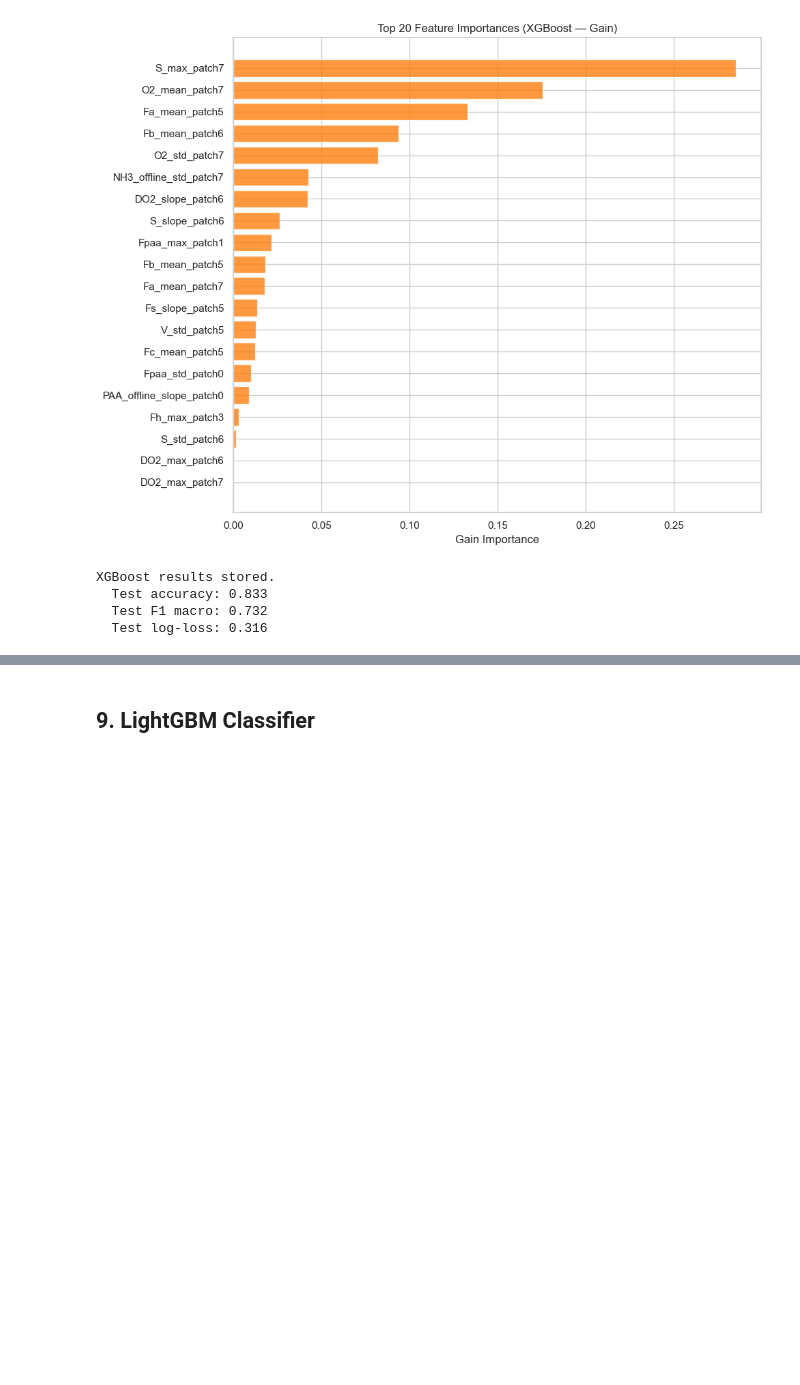
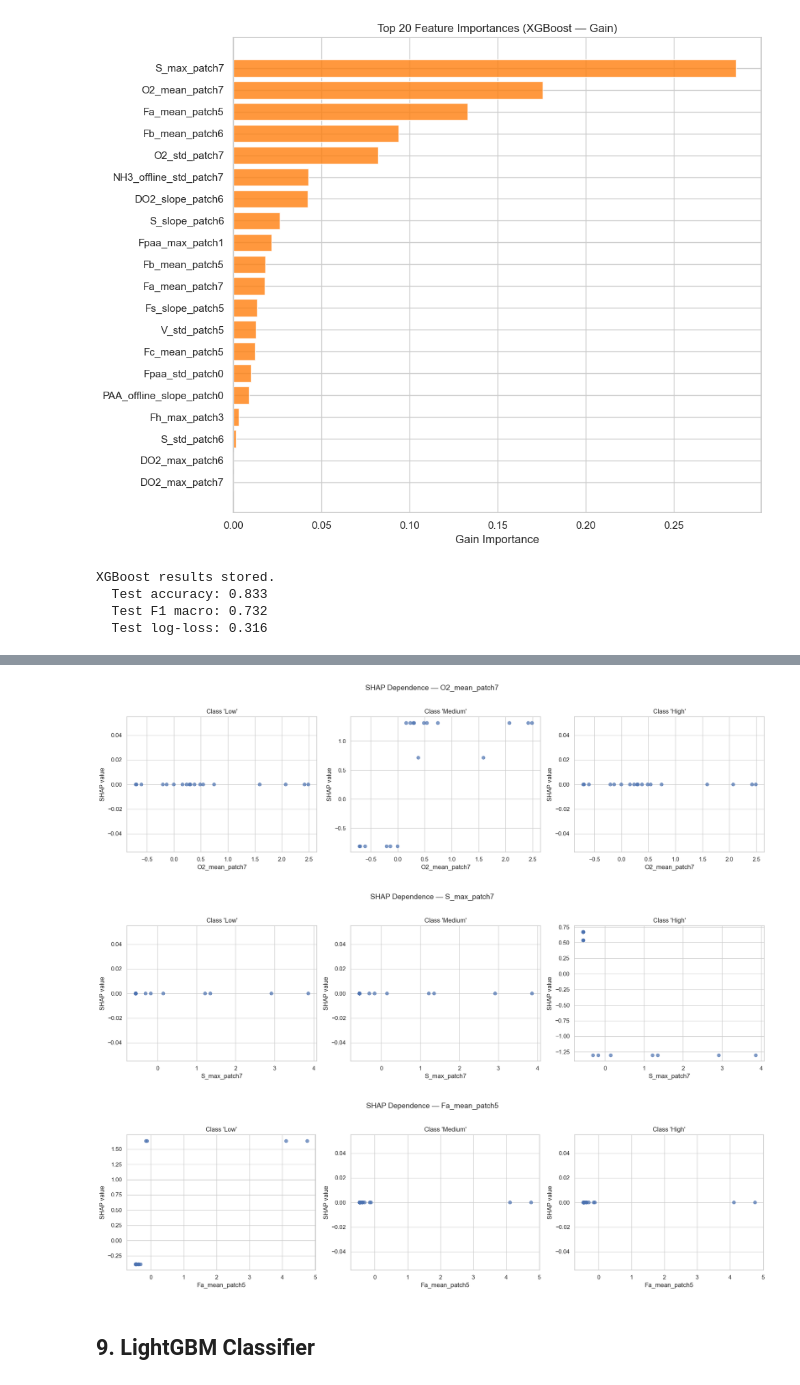
Before and after one commit to apalombit/IndPenSim_Forecast_UDA, a Jupyter notebook: notebooks/step2_classification.ipynb, the cells around one changed output, grey strips where cells are left out. Cells and saved outputs as stored; diff of their text form; code cells hidden in the pictures; blank space fills up the shorter version.

```diff
--- a/notebooks/step2_classification.ipynb
+++ b/notebooks/step2_classification.ipynb
@@ -921,3 +998,29 @@ XGBoost results stored.
+# %%
+# Dependence plots for top 3 features (aggregated importance)
+mean_abs_shap = np.abs(shap_values_test.values).mean(axis=(0, 2))
+top3_idx = np.argsort(mean_abs_shap)[-3:][::-1]
+top3_features = [feature_names[i] for i in top3_idx]
+
+for feat in top3_features:
+    feat_idx = feature_names.index(feat)
+    fig, axes = plt.subplots(1, 3, figsize=(18, 5))
+    for cls_idx, cls_name in enumerate(CLASS_NAMES):
+        axes[cls_idx].scatter(
+            X_test_df[feat],
+            shap_values_test.values[:, feat_idx, cls_idx],
+            alpha=0.7,
+        )
+        axes[cls_idx].set_xlabel(feat)
+        axes[cls_idx].set_ylabel("SHAP value")
+        axes[cls_idx].set_title(f"Class '{cls_name}'")
+    plt.suptitle(f"SHAP Dependence — {feat}", fontsize=14, y=1.02)
+    plt.tight_layout()
+    plt.savefig(f"../outputs/figures/xgb_shap_dep_{feat}.png", dpi=150, bbox_inches='tight')
+    plt.show()
+# %% [output]
+[figure, added]
+[figure, added]
+[figure, added]
 # %% [markdown]
 ## 9. LightGBM Classifier
 # %%
```
Also changed, not shown: parts of 5 cells of this notebook, 1 other file.
